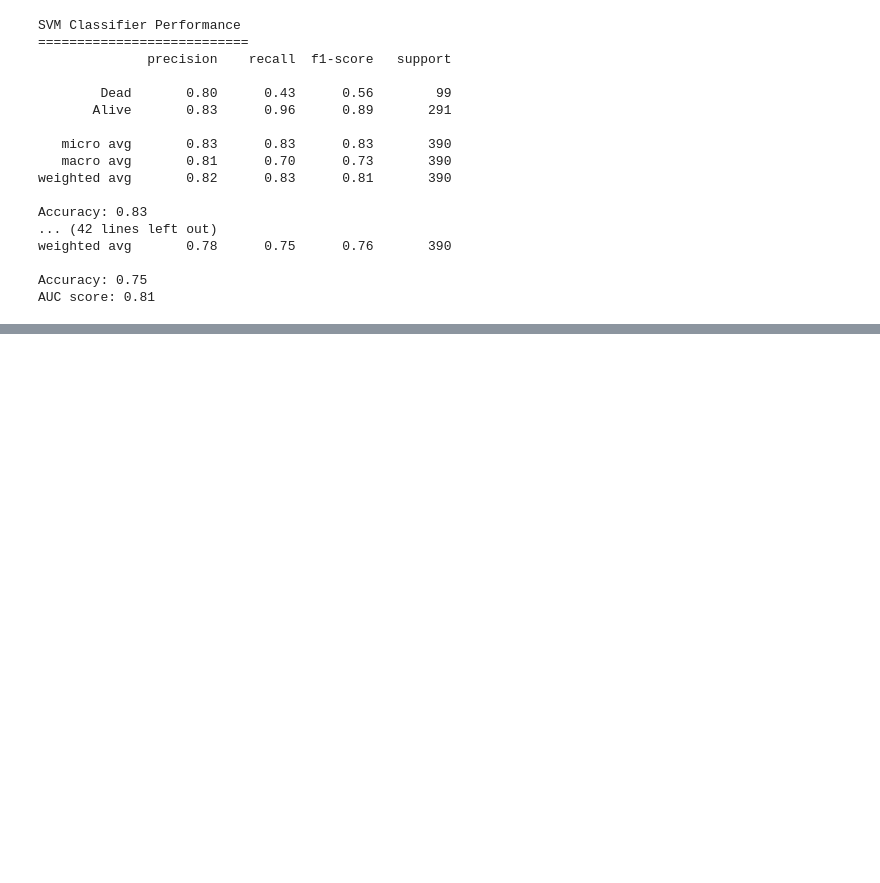
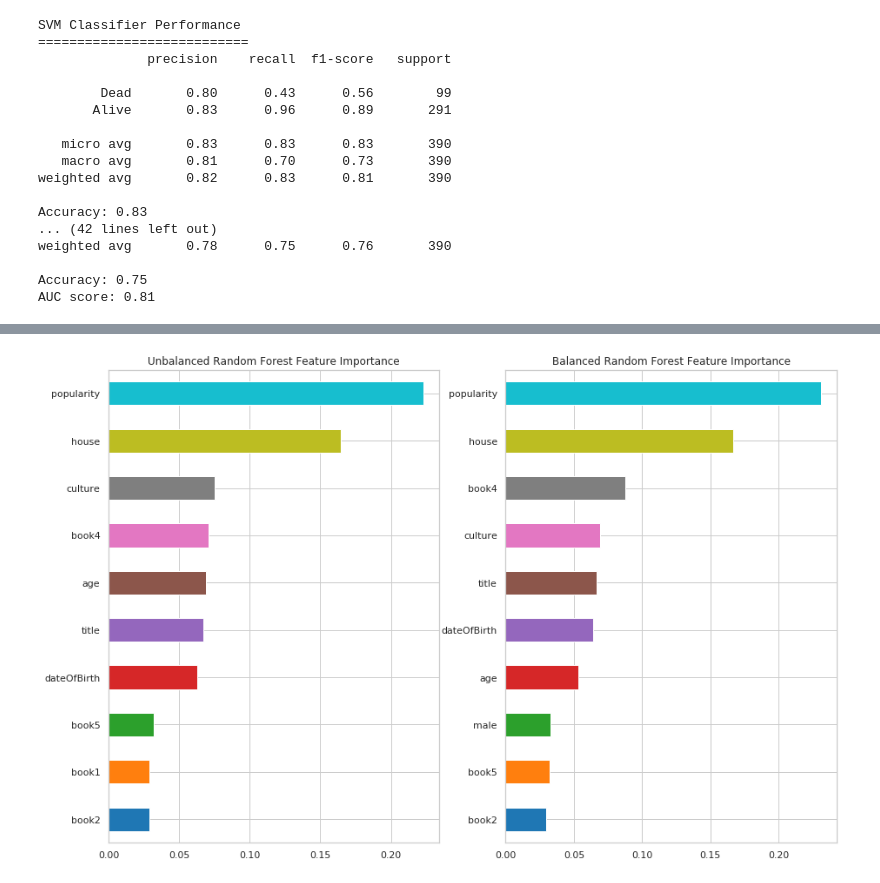
Before and after one commit to dvd42/GOT-Death-Prediction, a Jupyter notebook: got_death_predictions.ipynb, the cells around one changed output, grey strips where cells are left out. Cells and saved outputs as stored; diff of their text form; code cells hidden in the pictures; blank space fills up the shorter version.

Commit message:
feature importance plot

```diff
--- a/got_death_predictions.ipynb
+++ b/got_death_predictions.ipynb
@@ -102,7 +102,7 @@ drop = ["S.No", "pred", "alive", "plod", "name", "isAlive", "DateoFdeath"]
 df.drop(drop, inplace=True, axis=1)
 # %%
 # Fill the nans we can
-df["age"].fillna(df["age"].median(), inplace=True)
+df["age"].fillna(df["age"].mean(), inplace=True)
 df["culture"].fillna("", inplace=True)
 
 # Some nans values are nan because we dont know them so fill them with -1
@@ -139,6 +139,10 @@ def get_cult(value):
     return v[0] if len(v) > 0 else value.title()
 # %%
 df.loc[:, "culture"] = [get_cult(x) for x in df["culture"]]
+# %%
+# Save a copy of the dataset before one-hot encoding the features
+# we will use this later
+df2 = df.copy(deep=True)
 # %%
 # Let's turn our strings features into one-hot encoded variables
 df = pd.get_dummies(df)
@@ -442,0 +423,31 @@ print("AUC score: {:.2f}".format(roc_auc_score(y_test, preds_prob[:, 1])))
+# %%
+df2.loc[:, "title"] = pd.factorize(df2["title"])[0]
+df2.loc[:, "culture"] = pd.factorize(df2["culture"])[0]
+df2.loc[:, "mother"] = pd.factorize(df2["mother"])[0]
+df2.loc[:, "father"] = pd.factorize(df2["father"])[0]
+df2.loc[:, "heir"] = pd.factorize(df2["heir"])[0]
+df2.loc[:, "house"] = pd.factorize(df2["house"])[0]
+df2.loc[:, "spouse"] = pd.factorize(df2["spouse"])[0]
+# %%
+x = df2.iloc[:,1:].values
+y = df2.iloc[:, 0].values
+
+df2.drop(["actual"], inplace=True, axis=1)
+# %%
+rf_clf.fit(x,y)
+ds_rf_clf.fit(x,y)
+
+# Plot the 10 most important features
+f,ax=plt.subplots(1,2,figsize=(15, 10))
+
+pd.Series(rf_clf.feature_importances_,
+          df2.columns).sort_values(ascending=True)[15:].plot.barh(width=0.5,ax=ax[0])
+ax[0].set_title('Unbalanced Random Forest Feature Importance')
+
+pd.Series(ds_rf_clf.feature_importances_,
+          df2.columns).sort_values(ascending=True)[15:].plot.barh(width=0.5,ax=ax[1])
+ax[1].set_title('Balanced Random Forest Feature Importance')
+
+plt.show()
+# %% [output]
+[figure, added]
```
Also changed, not shown: parts of 7 cells of this notebook.
